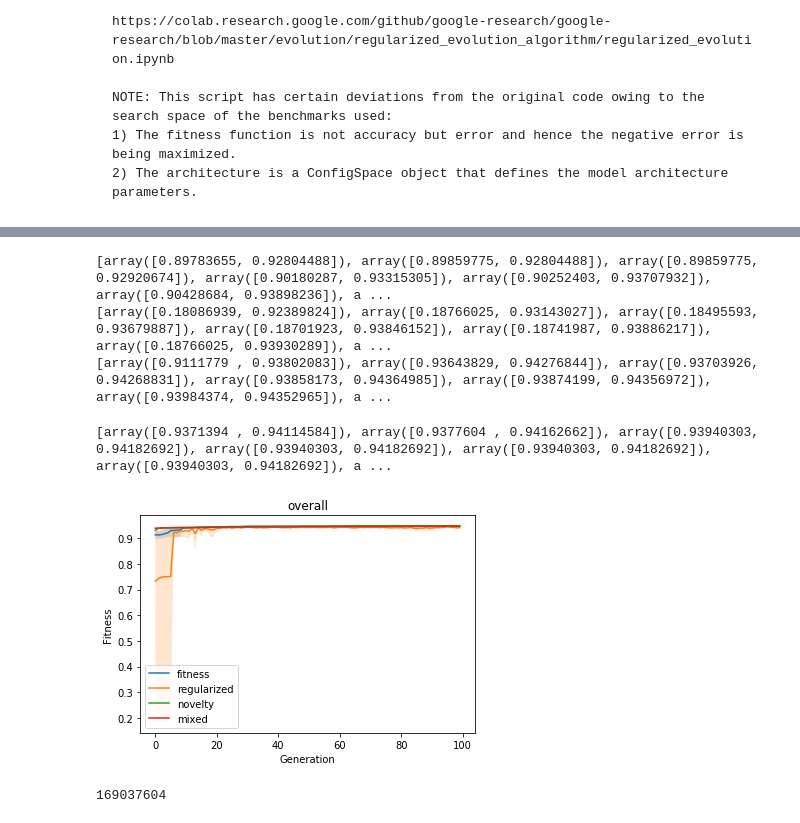
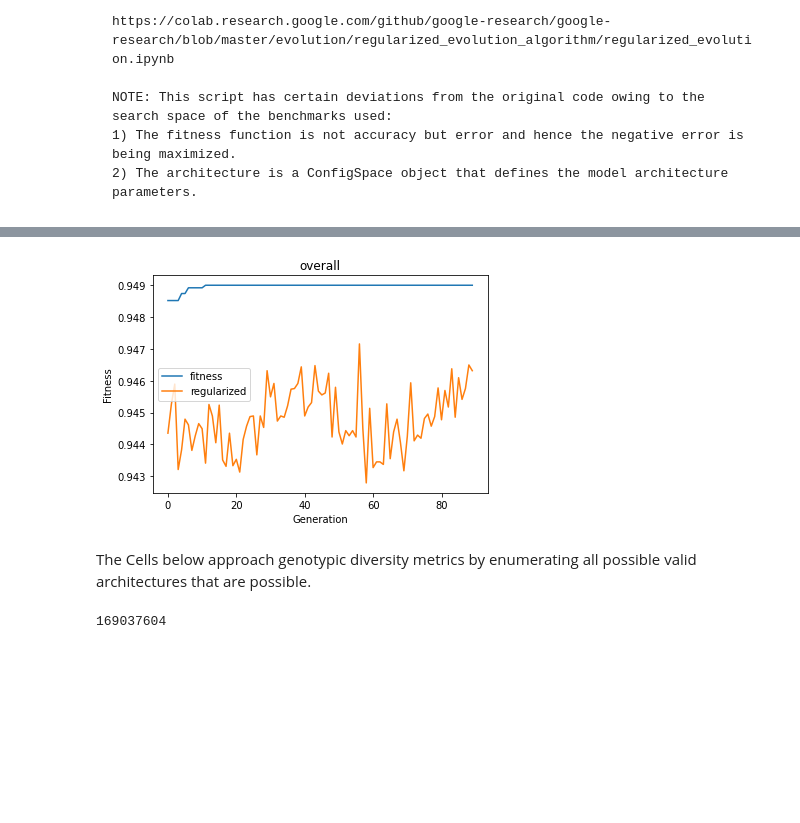
Before and after one commit to jdonovanCS/CS-352-Evolutionary-Computation, a Jupyter notebook: project/EvoNASNet.ipynb, the cells around one changed output, grey strips where cells are left out. Cells and saved outputs as stored; diff of their text form; code cells hidden in the pictures; blank space fills up the shorter version.

Commit message:
regularized and fitness evolution should be working and plotting

```diff
--- a/project/EvoNASNet.ipynb
+++ b/project/EvoNASNet.ipynb
@@ -236,11 +304,11 @@ run_id = 0
 benchmark = 'nas_cifar10a'
 n_iters = 100
 output_path = './'
-pop_size = 10
-tournament_size = 2
+pop_size = 50
+tournament_size = 4
 evolution_type = "regularized"
-num_children = 10
-num_winners = 1
+num_children = 50
+num_winners = 2
 
 cs = b.get_configuration_space()
 
@@ -253,7 +321,7 @@ diversity_results = {}
 # model.arch = random_architecture()
 # print(model.arch)
 
-for run_name in ['fitness', 'regularized', 'novelty', 'mixed']:
+for run_name in ['fitness', 'regularized']: #, 'novelty', 'mixed']:
     fitness_results[run_name] = np.zeros((num_runs, n_iters))
     solution_results[run_name] = np.array([[Model() for i in range(n_iters)]for j in range(num_runs)], dtype=object)
     diversity_results[run_name] = np.zeros((num_runs, n_iters))
@@ -301,7 +359,7 @@ import matplotlib.pyplot as plt
 import scikits.bootstrap as bootstrap
 import warnings
 warnings.filterwarnings('ignore') # Danger, Will Robinson! (not a scalable hack, and may surpress other helpful warning other than for ill-conditioned bootstrapped CI distributions)
-def plot_mean_and_bootstrapped_ci_multiple(input_data = None, title = 'overall', name = "change this", x_label = "x", y_label = "y", save_name=""):
+def plot_mean_and_bootstrapped_ci_multiple(input_data = None, title = 'overall', name = "change this", x_label = "x", y_label = "y", save_name="", compute_CI=True):
     """
 
     parameters:
@@ -325,31 +383,31 @@ def plot_mean_and_bootstrapped_ci_multiple(input_data = None, title = 'overall',
         mean_values = []
         for j in range(generations):
             mean_values.append(np.mean(input_data[i][j]))
-            CIs.append(bootstrap.ci(input_data[i][j], statfunction=np.mean))
+            if compute_CI:
+                CIs.append(bootstrap.ci(input_data[i][j], statfunction=np.mean))
         mean_values=np.array(mean_values)
 
-        print(CIs)
         high = []
         low = []
-        for j in range(len(CIs)):
-            low.append(CIs[j][0])
-            high.append(CIs[j][1])
+        if compute_CI:
+            for j in range(len(CIs)):
+                low.append(CIs[j][0])
+                high.append(CIs[j][1])
 
         low = np.array(low)
         high = np.array(high)
 
         y = range(0, generations)
         ax.plot(y, mean_values, label=name[i])
-        ax.fill_between(y, high, low, alpha=.2)
+        if compute_CI:
+            ax.fill_between(y, high, low, alpha=.2)
         ax.legend()
 # %%
-plot_mean_and_bootstrapped_ci_multiple(input_data=[np.transpose(x) for k, x in fitness_results.items()], name=[k for k,x in fitness_results.items()], x_label="Generation", y_label="Fitness")
+plot_mean_and_bootstrapped_ci_multiple(input_data=[np.transpose(x)[10:n_iters] for k, x in fitness_results.items()], name=[k for k,x in fitness_results.items()], x_label="Generation", y_label="Fitness", compute_CI=False)
 # %% [output]
-[array([0.89783655, 0.92804488]), array([0.89859775, 0.92804488]), array([0.89859775, 0.92920674]), array([0.90180287, 0.93315305]), array([0.90252403, 0.93707932]), array([0.90428684, 0.93898236]), a ...
-[array([0.18086939, 0.92389824]), array([0.18766025, 0.93143027]), array([0.18495593, 0.93679887]), array([0.18701923, 0.93846152]), array([0.18741987, 0.93886217]), array([0.18766025, 0.93930289]), a ...
-[array([0.9111779 , 0.93802083]), array([0.93643829, 0.94276844]), array([0.93703926, 0.94268831]), array([0.93858173, 0.94364985]), array([0.93874199, 0.94356972]), array([0.93984374, 0.94352965]), a ...
-[array([0.9371394 , 0.94114584]), array([0.9377604 , 0.94162662]), array([0.93940303, 0.94182692]), array([0.93940303, 0.94182692]), array([0.93940303, 0.94182692]), array([0.93940303, 0.94182692]), a ...
-[figure, old version]
+[figure, new version]
+# %% [markdown]
+The Cells below approach genotypic diversity metrics by enumerating all possible valid architectures that are possible.
 # %%
 hyperparameter_dict = cs.get_hyperparameters_dict()
 hyperparameter_list = [h for h, v in hyperparameter_dict.items()]
```
Also changed, not shown: parts of 6 cells of this notebook, 2 other files.
